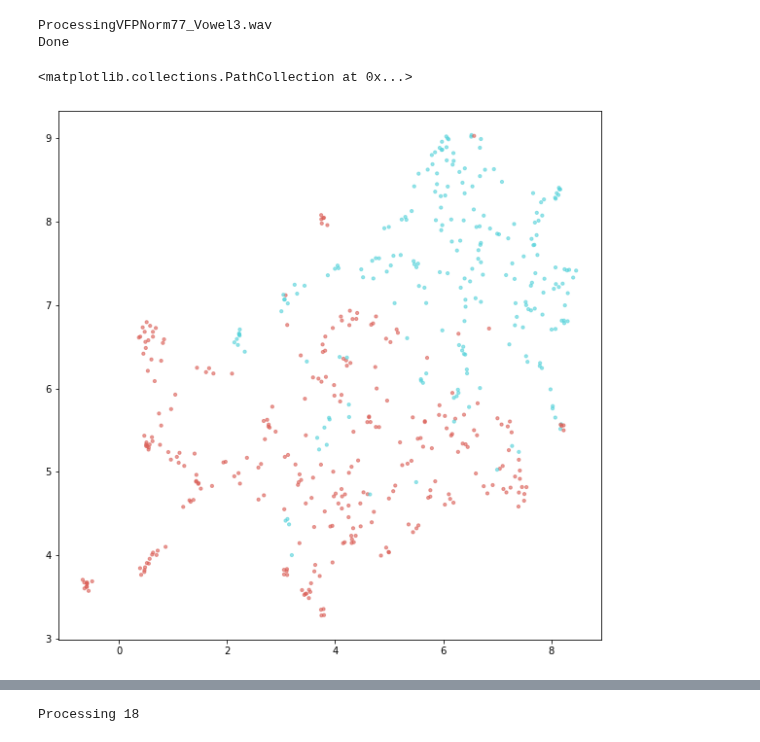
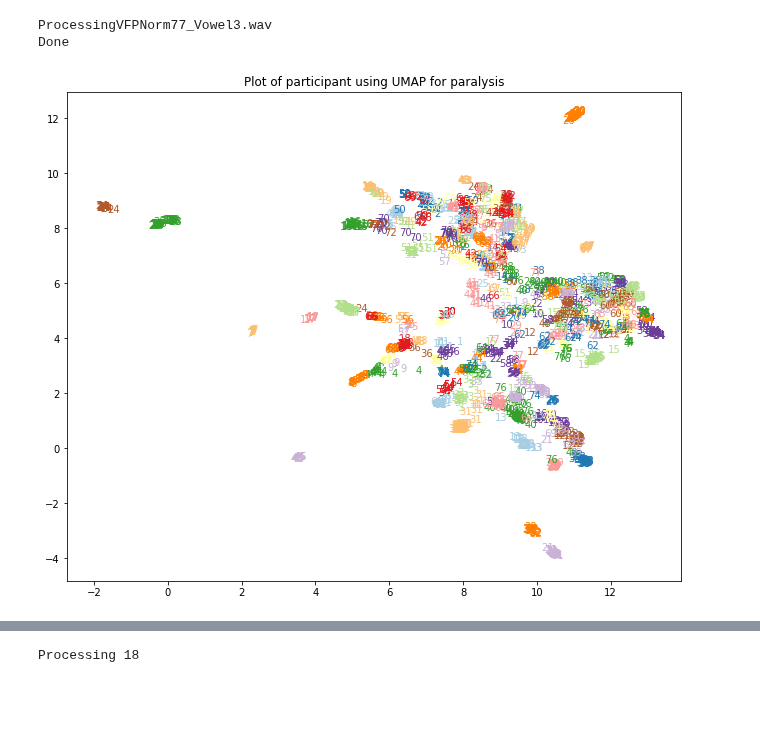
Before and after one commit to Rahul-Brito/infantvoice, a Jupyter notebook: pyannoteTest.ipynb, the cells around one changed output, grey strips where cells are left out. Saved outputs shown, nothing was run; the diff lists cells and outputs as text; code cells hidden in the pictures; blank space fills up the shorter version.

```diff
--- a/pyannoteTest.ipynb
+++ b/pyannoteTest.ipynb
@@ -469,22 +469,0 @@ sex = pd.read_csv(io)
-# %%
-smap = {'F': colors[0], 'M': colors[1]}
-#if data.part.str.slice(0,2) == sex.ID.str.slice(-2)
-
-
-X2d = out['paralysis']['x2d']
-a=sex.set_index(sex.ID.str.slice(-2))['Sex']
-b = a.to_dict()
-X2d['sex']=X2d.part.str.slice(0,2).map(b)
-X2d['sex_col']=X2d.sex.map(smap)
-
-fig1, ax = plt.subplots(1, figsize=(10,10))
-#data.map(sex.Sex.loc[sex.ID.str.slice(-2).isin(data.part.str.slice(0,2))])
-
-#[cmap.update({z:colors[z]}) for z in np.arange(X2d['part'].unique().shape[0])]
-
-#plot_2Ddata(out['paralysis']['x2d'], 'UMAP', 'paralysis', X2d.sex_col)
-
-plt.scatter(X2d.dim0, X2d.dim1, c=X2d.sex_col, alpha = 0.6, s=10)
-# %% [output]
-<matplotlib.collections.PathCollection at 0x...>
-[figure, removed]
@@ -490,0 +477,14 @@ plt.scatter(X2d.dim0, X2d.dim1, c=X2d.sex_col, alpha = 0.6, s=10)
+# %%
+X2d = out['paralysis']['x2d']
+colors2D=out['paralysis']['colors']
+#plot_2Ddata(X2d, 'UMAP', 'paralysis', sns.color_palette("Paired", len(X2d['part'].unique())))
+plot_2Ddata(X2d, 'UMAP', 'paralysis', colors2D)
+#plot_2Ddata(X2d[X2d.part.str.slice(-1)!='v'], 'UMAP', 'paralysis', colors2D)
+#plot_2Ddata(X2d[(X2d.part.str.slice(-1)!='v') & (X2d.sex=='M')], 'UMAP', 'paralysis', colors2D)
+
+#fig1, ax = plt.subplots(1, figsize=(10,8))
+#clust_col = sns.color_palette("Paired", len(X2d.part.str.slice(0,2).unique()))
+#sns.scatterplot(x=X2d.dim0, y=X2d.dim1, hue=X2d.part.str.slice(0,2), palette=clust_col)
+#plt.legend([],[], frameon=False)
+# %% [output]
+[figure, added]
```
Also changed, not shown: parts of 7 cells of this notebook.
